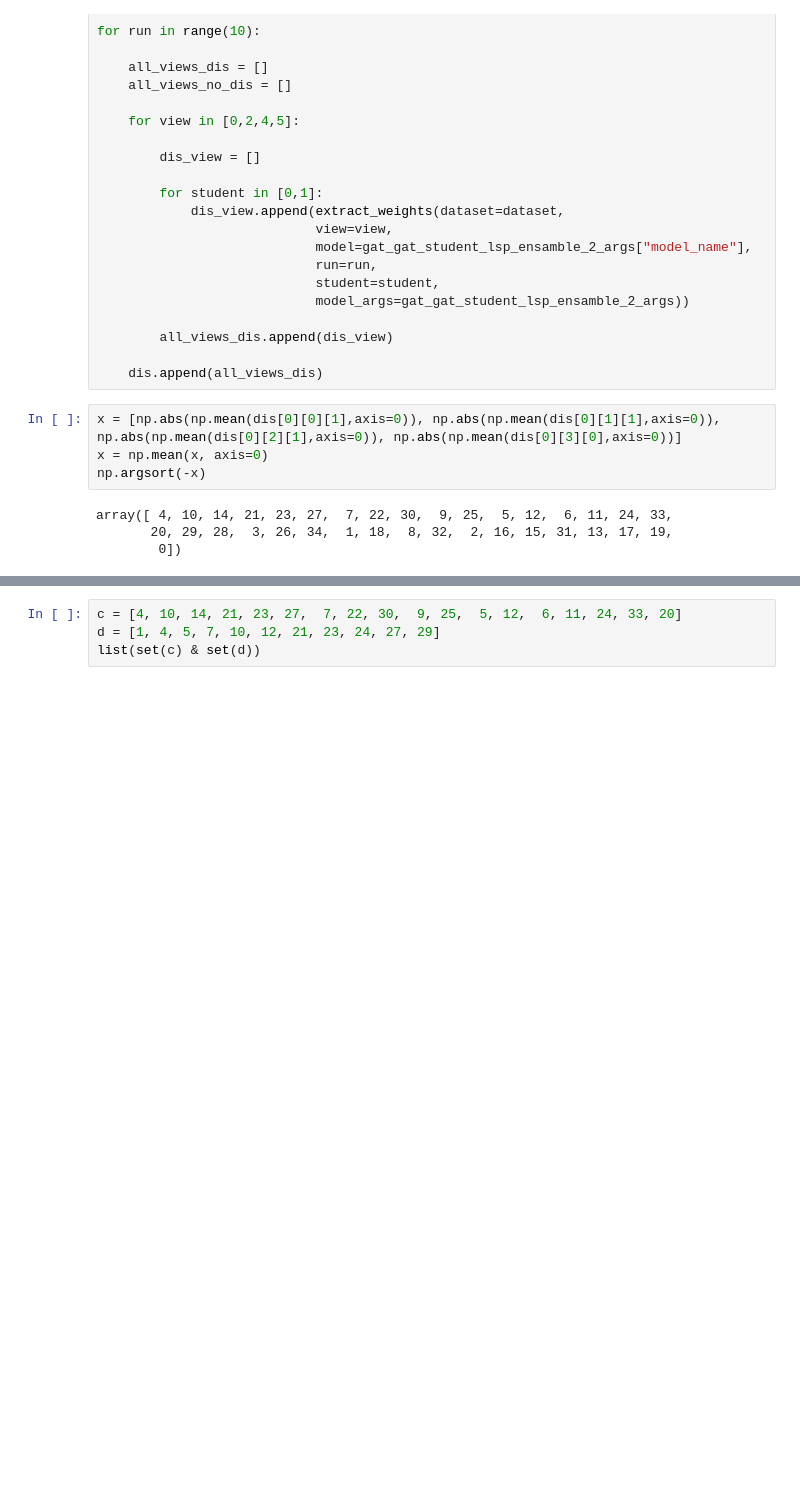
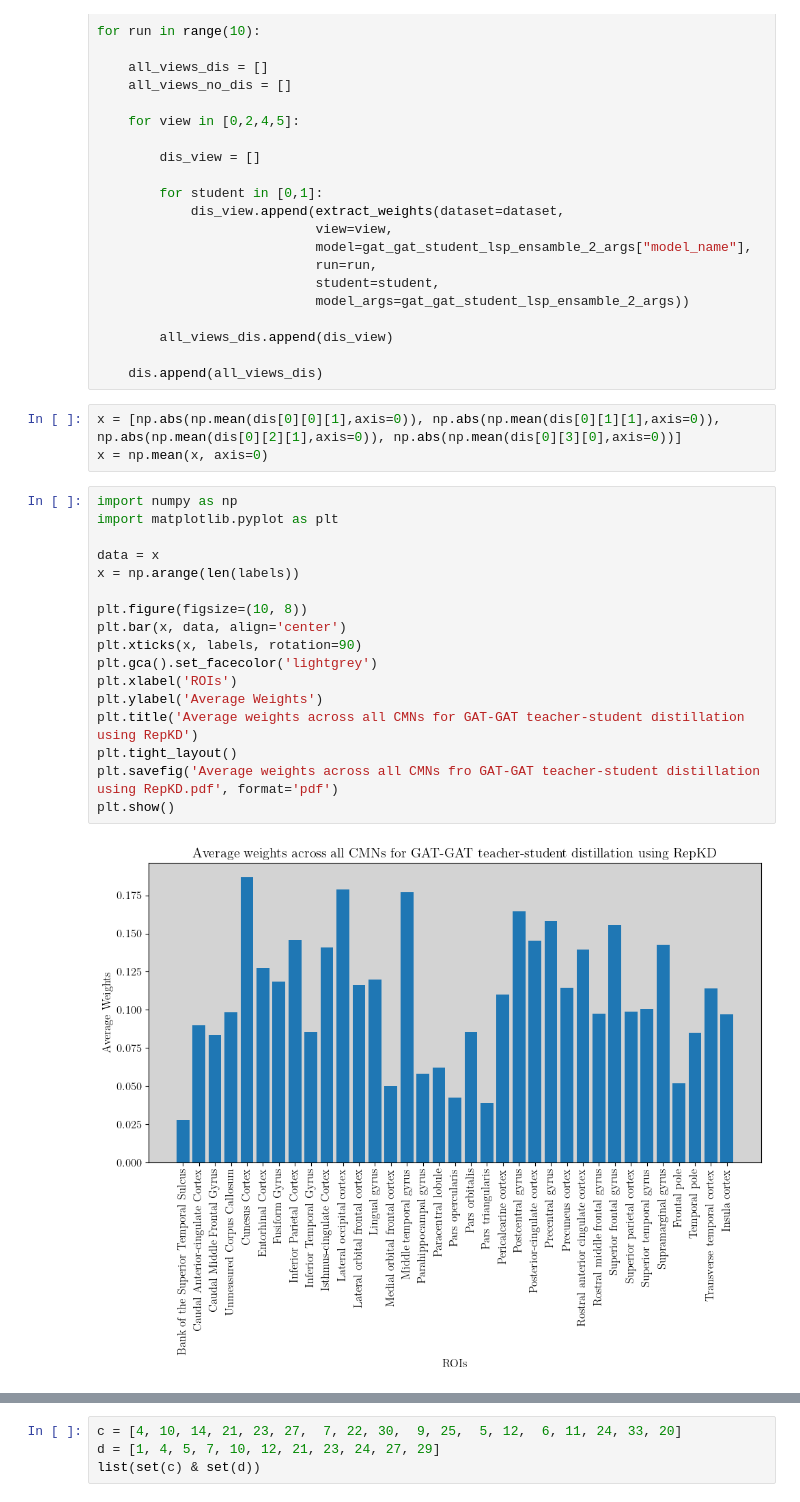
Before and after one commit to LorenzoStigliano/thesis-imperial, a Jupyter notebook: src/notebooks/study_Evaluation_clinical_interpretation.ipynb, the cells around one changed output, grey strips where cells are left out. Saved outputs shown, nothing was run; the diff lists cells and outputs as text; blank space fills up the shorter version.

```diff
--- a/src/notebooks/study_Evaluation_clinical_interpretation.ipynb
+++ b/src/notebooks/study_Evaluation_clinical_interpretation.ipynb
@@ -661,8 +247,22 @@ for run in range(10):
 # %%
 x = [np.abs(np.mean(dis[0][0][1],axis=0)), np.abs(np.mean(dis[0][1][1],axis=0)), np.abs(np.mean(dis[0][2][1],axis=0)), np.abs(np.mean(dis[0][3][0],axis=0))]
 x = np.mean(x, axis=0)
-np.argsort(-x)
-# %% [output]
-array([ 4, 10, 14, 21, 23, 27,  7, 22, 30,  9, 25,  5, 12,  6, 11, 24, 33,
-       20, 29, 28,  3, 26, 34,  1, 18,  8, 32,  2, 16, 15, 31, 13, 17, 19,
-        0])
+# %%
+import numpy as np
+import matplotlib.pyplot as plt
+
+data = x
+x = np.arange(len(labels))
+
+plt.figure(figsize=(10, 8))
+plt.bar(x, data, align='center')
+plt.xticks(x, labels, rotation=90)
+plt.gca().set_facecolor('lightgrey')
+plt.xlabel('ROIs')
+plt.ylabel('Average Weights')
+plt.title('Average weights across all CMNs for GAT-GAT teacher-student distillation using RepKD')
+plt.tight_layout()
+plt.savefig('Average weights across all CMNs fro GAT-GAT teacher-student distillation using RepKD.pdf', format='pdf')
+plt.show()
+# %% [output]
+[figure, added]
```
Also changed, not shown: parts of 22 cells of this notebook, 4 other files.
